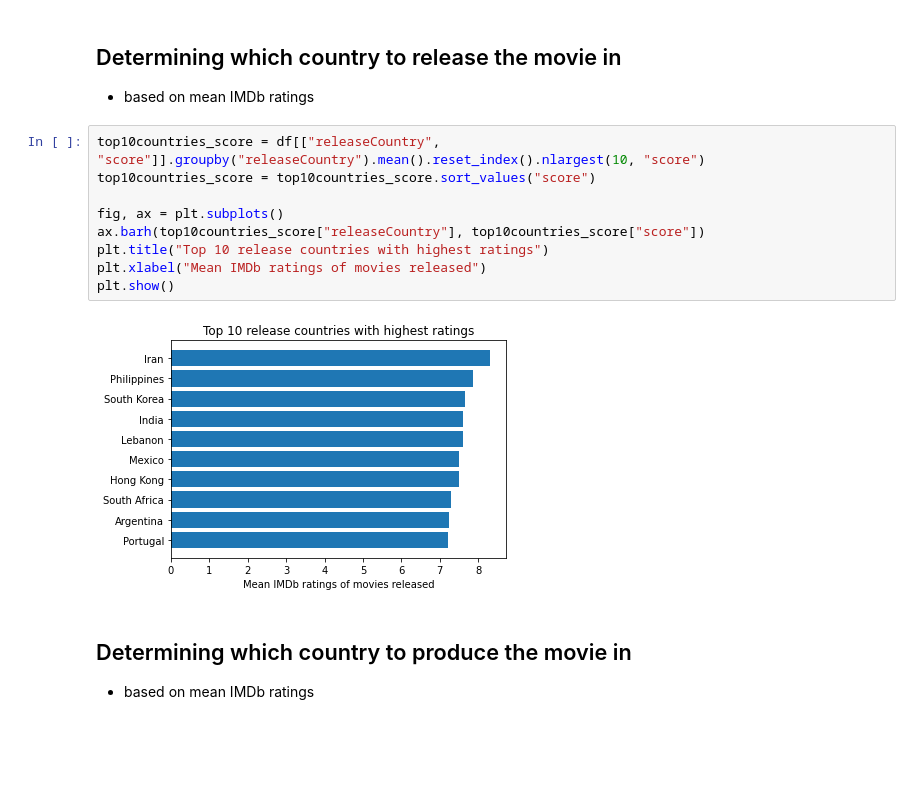
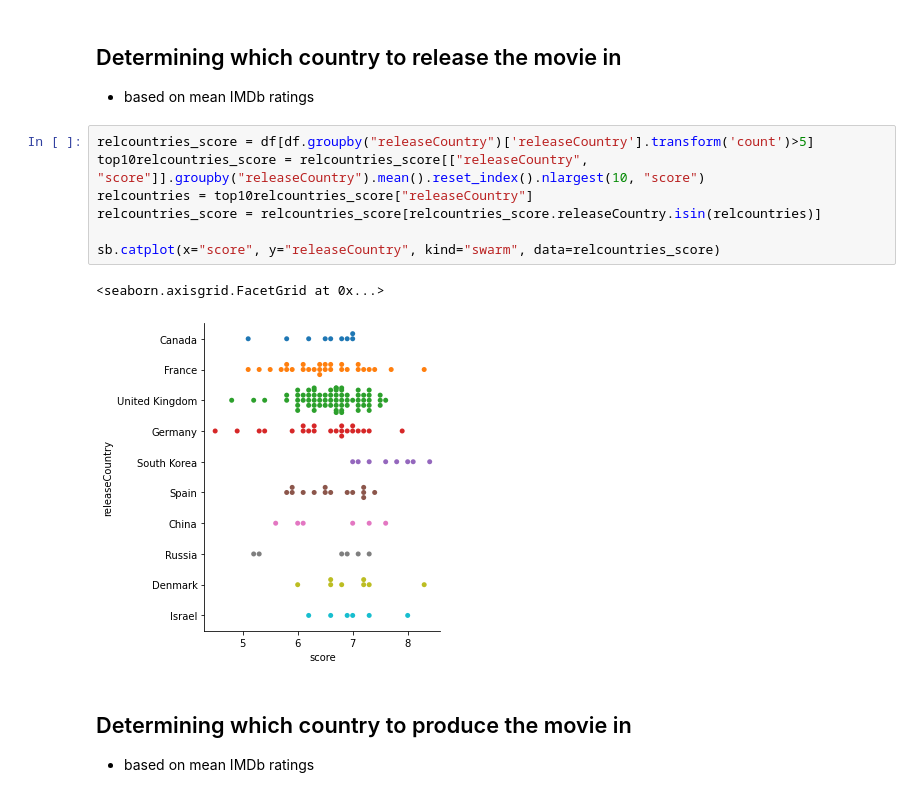
Before and after one commit to soaza/dao2702-project, a Jupyter notebook: movies_visualisation.ipynb, the cells around one changed output. Drawn from its saved outputs; the diff is of its cells as text; blank space fills up the shorter version.

```diff
--- a/movies_visualisation.ipynb
+++ b/movies_visualisation.ipynb
@@ -128,17 +127,16 @@ plt.show()
 # %% [markdown]
 ## Determining which country to release the movie in
 - based on mean IMDb ratings
-# %%
-top10countries_score = df[["releaseCountry", "score"]].groupby("releaseCountry").mean().reset_index().nlargest(10, "score")
-top10countries_score = top10countries_score.sort_values("score")
-
-fig, ax = plt.subplots()
-ax.barh(top10countries_score["releaseCountry"], top10countries_score["score"])
-plt.title("Top 10 release countries with highest ratings")
-plt.xlabel("Mean IMDb ratings of movies released")
-plt.show()
-# %% [output]
-[figure, removed]
+# %%
+relcountries_score = df[df.groupby("releaseCountry")['releaseCountry'].transform('count')>5]
+top10relcountries_score = relcountries_score[["releaseCountry", "score"]].groupby("releaseCountry").mean().reset_index().nlargest(10, "score")
+relcountries = top10relcountries_score["releaseCountry"]
+relcountries_score = relcountries_score[relcountries_score.releaseCountry.isin(relcountries)]
+
+sb.catplot(x="score", y="releaseCountry", kind="swarm", data=relcountries_score)
+# %% [output]
+<seaborn.axisgrid.FacetGrid at 0x...>
+[figure, added]
 # %% [markdown]
 ## Determining which country to produce the movie in
 - based on mean IMDb ratings
```
Also changed, not shown: parts of 4 cells of this notebook, 1 other file.
